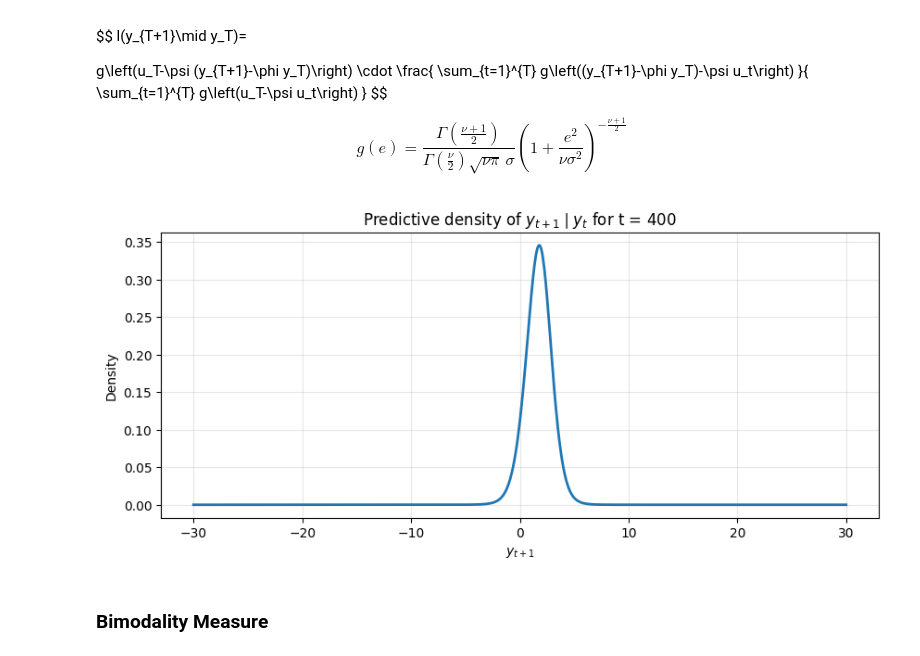
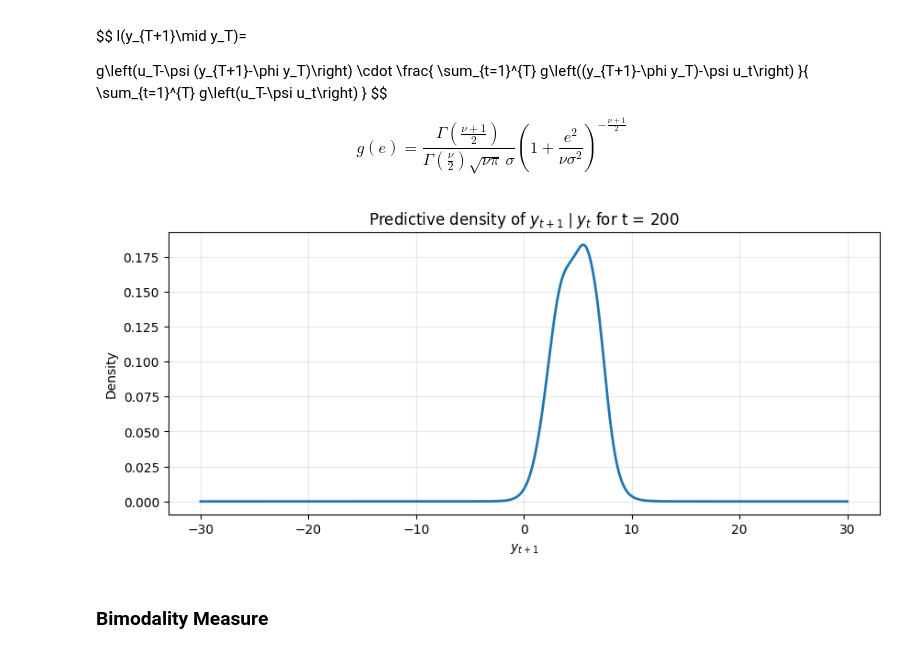
Before and after one commit to inespiresecastro/MAR_MARX, a Jupyter notebook: MAR_MARX_Simulations.ipynb, the cells around one changed output. Cells and saved outputs as stored; diff of their text form; code cells hidden in the pictures.

```diff
--- a/MAR_MARX_Simulations.ipynb
+++ b/MAR_MARX_Simulations.ipynb
@@ -578,7 +578,7 @@ def sample_based_pred_density_mar01(t0, y_next, y, psi, sigma, nu):
 grid = np.linspace(-50, 50, 1000)
 
 # point for which we calculate predictive density
-t0 = T - 1
+t0 = 199
 
 dens = sample_based_pred_density_mar01(t0, grid, y, psi_hat, sigma_hat, nu_hat)
 
@@ -832,7 +832,7 @@ def predictive_density_mar11_cauchy(t0, y_next, y, phi, psi, sigma):
 grid = np.linspace(-200, 200, 2000)
 
 # point for which we calculate predictive density
-t0 = T - 1
+t0 = 199
 
 dens = predictive_density_mar11_cauchy(t0, grid, y, phi_hat, psi_hat, sigma_hat)
 
@@ -1108,35 +1108,35 @@ def sample_based_pred_density_mar11(t0,y_next,y,phi,psi,sigma,nu,):
 
     # denominator: sum_t g(u_T - psi*u_t)
     den = np.sum(student_t_pdf(u_T - psi * u_sample, nu, sigma))
     den = max(den, 1e-12)
 
     dens = term1 * (num / den)
 
     return dens
 
 
 grid = np.linspace(-30, 30, 1000)
 
 # point for which we calculate predictive density
-t0 = T-1
+t0 = 199
 
 dens = sample_based_pred_density_mar11(t0, grid, y, phi_hat, psi_hat, sigma_hat, nu_hat)
 
 # normalization
 area = integrate_area(dens, grid)
 if area > 0 and np.isfinite(area):
     dens = dens / area
 
 # Plot
 plt.figure(figsize=(10, 4))
 plt.plot(grid, dens, lw=2)
 plt.title(rf"Predictive density of $y_{{t+1}}\mid y_t$ for t = {t0 + 1}")
 plt.xlabel(r"$y_{t+1}$")
 plt.ylabel("Density")
 plt.grid(True, alpha=0.3)
 plt.show()
 # %% [output]
-[figure, old version]
+[figure, new version]
 # %% [markdown]
 ### Bimodality Measure
 # %%
```
Also changed, not shown: parts of 11 cells of this notebook.
